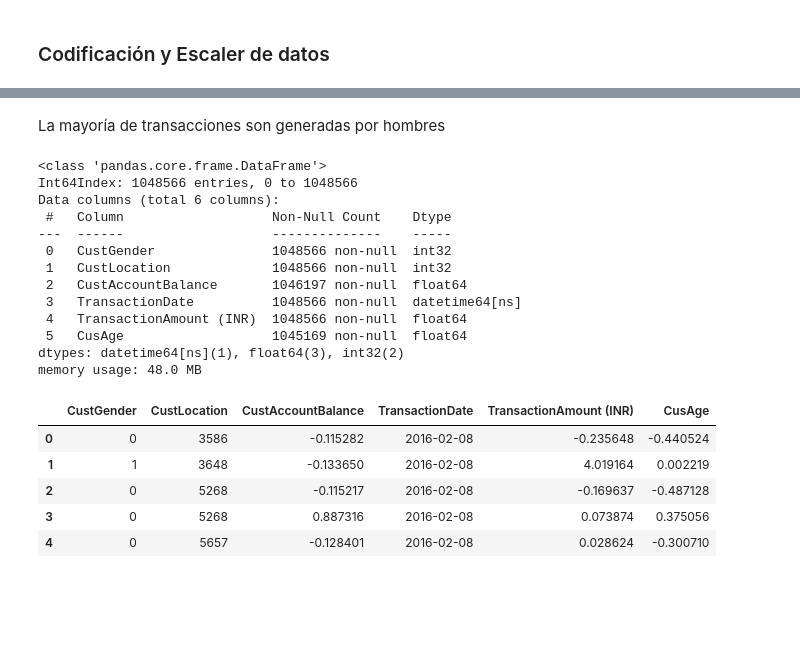
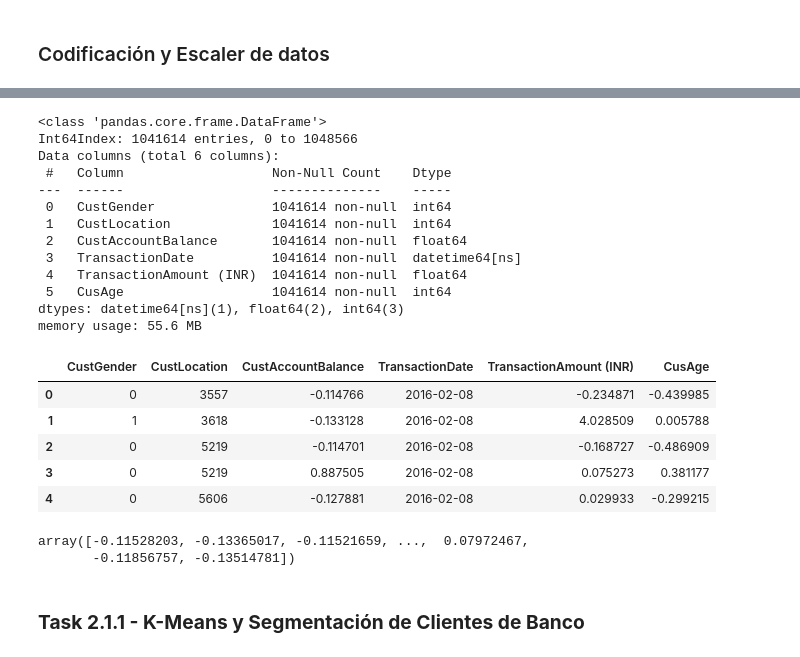
Before and after one commit to DanielMorales1103/Lab4-IA, a Jupyter notebook: lab4.ipynb, the cells around one changed output, grey strips where cells are left out. Cells and saved outputs as stored; diff of their text form; code cells hidden in the pictures; blank space fills up the shorter version.

```diff
--- a/lab4.ipynb
+++ b/lab4.ipynb
@@ -60,0 +74,3 @@ df.drop(df[df['CustGender']=='T'].index,inplace=True)
+# %%
+df.dropna(inplace=True)
+df.isnull().sum()
@@ -123,0 +151,25 @@ total_spent_per_customer
+# %%
+df1 = df.copy()
+# Distribución de clientes por género
+plt.figure(figsize=(6, 4))
+sns.countplot(x='CustGender',data = df1, palette='pastel')
+plt.title('Clientes por género')
+plt.show()
+
+# Edad de clientes
+plt.figure(figsize=(10, 6))
+sns.histplot(df1['CusAge'], bins=30, kde=True, color='skyblue')
+plt.title('Distribución de edad por cliente')
+plt.xlabel('Edad')
+plt.ylabel('Número de clientes')
+plt.show()
+
+# Locación del número de clientes
+location_counts = df1['CustLocation'].value_counts().nlargest(10)
+plt.figure(figsize=(12, 6))
+sns.barplot(x=location_counts.index, y=location_counts.values, palette='viridis')
+plt.title('Top 10 locaciones con el mayor número de clietnes')
+plt.xlabel('Locación')
+plt.ylabel('Número de clientes')
+plt.xticks(rotation=45, ha='right')
+plt.show()
@@ -126,10 +182,10 @@ total_spent_per_customer
 # %%
 from sklearn.preprocessing import LabelEncoder
 
-df.drop(columns=['TransactionID', 'CustomerDOB', 'TransactionTime'], axis=1, inplace=True)
+df1.drop(columns=['TransactionID', 'CustomerDOB', 'TransactionTime'], axis=1, inplace=True)
 
 encoder = LabelEncoder()
-df['CustGender'] = encoder.fit_transform(df['CustGender'])
-df['CustLocation'] = encoder.fit_transform(df['CustLocation'])
+df1['CustGender'] = encoder.fit_transform(df['CustGender'])
+df1['CustLocation'] = encoder.fit_transform(df['CustLocation'])
 df
 # %% [output]
@@ -166,32 +205,30 @@ Name: CustGender, dtype: int64
-# %% [markdown]
-La mayoría de transacciones son generadas por hombres
 # %%
-df.drop('CustomerID', axis=1, inplace=True)
-df.info()
+df1.drop('CustomerID', axis=1, inplace=True)
+df1.info()
 # %% [output]
 <class 'pandas.core.frame.DataFrame'>
-Int64Index: 1048566 entries, 0 to 1048566
+Int64Index: 1041614 entries, 0 to 1048566
 Data columns (total 6 columns):
  #   Column                   Non-Null Count    Dtype
 ---  ------                   --------------    -----
- 0   CustGender               1048566 non-null  int32
- 1   CustLocation             1048566 non-null  int32
- 2   CustAccountBalance       1046197 non-null  float64
- 3   TransactionDate          1048566 non-null  datetime64[ns]
- 4   TransactionAmount (INR)  1048566 non-null  float64
- 5   CusAge                   1045169 non-null  float64
-dtypes: datetime64[ns](1), float64(3), int32(2)
-memory usage: 48.0 MB
+ 0   CustGender               1041614 non-null  int64
+ 1   CustLocation             1041614 non-null  int64
+ 2   CustAccountBalance       1041614 non-null  float64
+ 3   TransactionDate          1041614 non-null  datetime64[ns]
+ 4   TransactionAmount (INR)  1041614 non-null  float64
+ 5   CusAge                   1041614 non-null  int64
+dtypes: datetime64[ns](1), float64(2), int64(3)
+memory usage: 55.6 MB
 # %%
 scaler = StandardScaler()
 # escalamiento de variables numericas
 numerical = ['CustAccountBalance', 'TransactionAmount (INR)', 'CusAge']
-df[numerical] = scaler.fit_transform(df[numerical])
-df.head()
+df1[numerical] = scaler.fit_transform(df1[numerical])
+df1.head()
 # %% [output]
 |  | CustGender | CustLocation | CustAccountBalance | TransactionDate | TransactionAmount (INR) | CusAge |
-| 0 | 0 | 3586 | -0.115282 | 2016-02-08 | -0.235648 | -0.440524 |
-| 1 | 1 | 3648 | -0.133650 | 2016-02-08 | 4.019164 | 0.002219 |
-| 2 | 0 | 5268 | -0.115217 | 2016-02-08 | -0.169637 | -0.487128 |
-| 3 | 0 | 5268 | 0.887316 | 2016-02-08 | 0.073874 | 0.375056 |
-| 4 | 0 | 5657 | -0.128401 | 2016-02-08 | 0.028624 | -0.300710 |
+| 0 | 0 | 3557 | -0.114766 | 2016-02-08 | -0.234871 | -0.439985 |
+| 1 | 1 | 3618 | -0.133128 | 2016-02-08 | 4.028509 | 0.005788 |
+| 2 | 0 | 5219 | -0.114701 | 2016-02-08 | -0.168727 | -0.486909 |
+| 3 | 0 | 5219 | 0.887505 | 2016-02-08 | 0.075273 | 0.381177 |
+| 4 | 0 | 5606 | -0.127881 | 2016-02-08 | 0.029933 | -0.299215 |
@@ -199,0 +235,7 @@ df.head()
+# %%
+df['CustAccountBalance'].unique()
+# %% [output]
+array([-0.11528203, -0.13365017, -0.11521659, ...,  0.07972467,
+       -0.11856757, -0.13514781])
+# %% [markdown]
+### **Task 2.1.1 - K-Means y Segmentación de Clientes de Banco**
```
Also changed, not shown: parts of 9 cells of this notebook.
